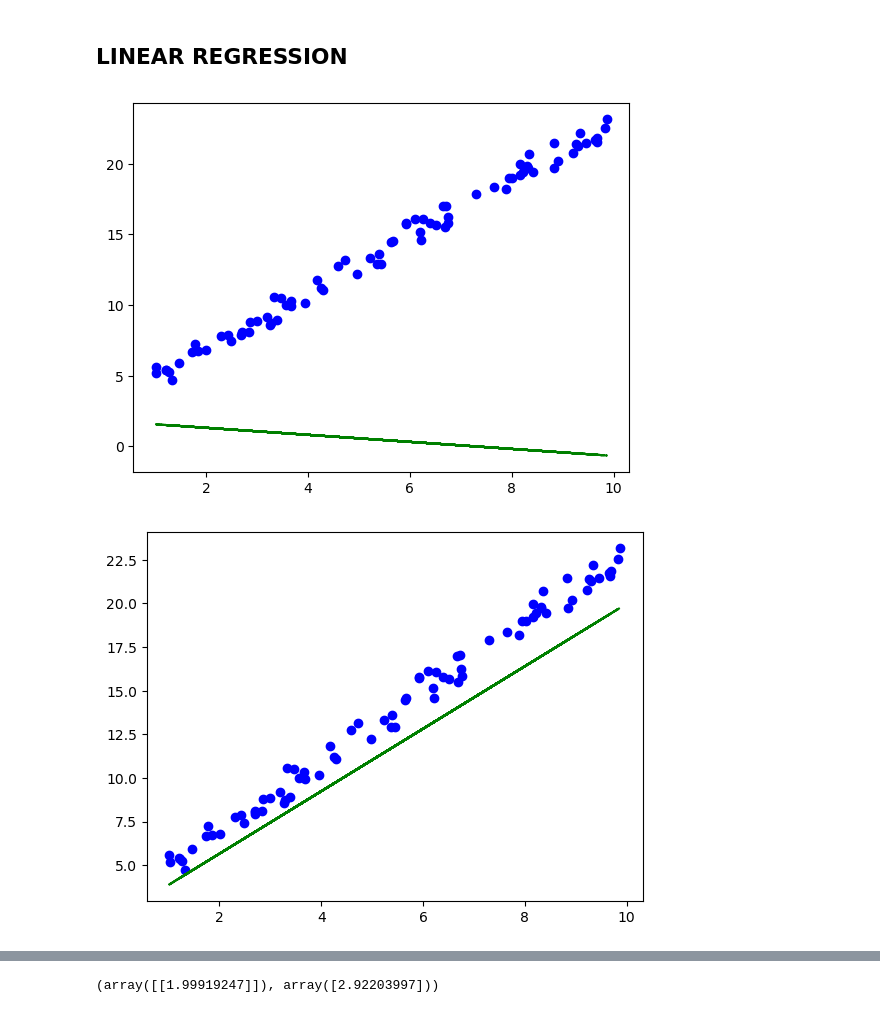
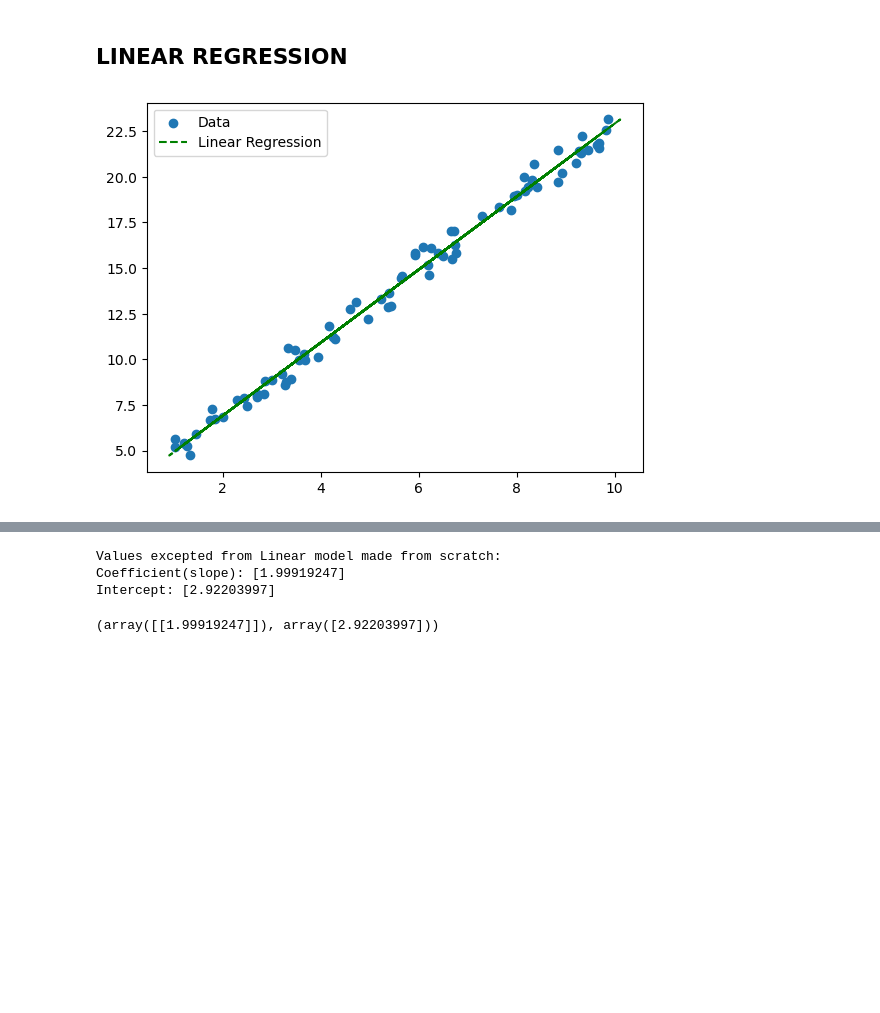
Before and after one commit to sg11421/Machine-Learning-with-Python, a Jupyter notebook: 230205_ArshJaswal/Assignment2/QuestionSolution1.ipynb, the cells around one changed output, grey strips where cells are left out. Saved outputs shown, nothing was run; the diff lists cells and outputs as text; code cells hidden in the pictures; blank space fills up the shorter version.

```diff
--- a/230205_ArshJaswal/Assignment2/QuestionSolution1.ipynb
+++ b/230205_ArshJaswal/Assignment2/QuestionSolution1.ipynb
@@ -23,19 +23,19 @@ plt.show()
 # %% [markdown]
 ## Loss function and cost function
 # %%
-def cost(y,yhat):
-#     loss= abs(x-xhat)**3
-    loss=np.abs(y-yhat)**3
-    cost = np.mean(loss)
+def cost(x,xhat):
+    loss= abs(x-xhat)**3
+    # loss=np.abs(y-yhat)**3
+    cost = loss.mean()
     return cost
 # %% [markdown]
 ## Hypothesis
 # %%
-def hypothesis(x,w,b):
-    return w*x + b
+# def hypothesis(x,w,b):
+#     return w*x + b
 
-# def hypothesis(y,w,b):
-#     return (y-b)/w
+def hypothesis(y,w,b):
+    return (y-b)/w
 # %% [markdown]
 ## Gradient Descent
 # %%
@@ -59,22 +59,26 @@ def gradient_descent(x,y,w,b,lrate,m):
 # %% [markdown]
 ## LINEAR REGRESSION
 # %%
-w = np.random.RandomState(2).randn(1)
-b = np.random.RandomState(3).randn(1)
+w = np.random.randn(1)
+b = np.random.randn(1)
 
-lrate = 0.00003
-num_epochs = 1000
+lrate = 0.0008
+num_epochs = 400000
 m=len(x)
 
 L=[]
 for i in range(num_epochs):
     w, b = gradient_descent(x,y,w,b,lrate, m)
-    yhat = hypothesis(x,w,b)
-    L.append(cost(y,yhat))
-    if (i%(num_epochs/10))==0:
-        plt.plot(x,y,'bo')
-        plt.plot(x,yhat,'g--')
-        plt.show()
+    xhat = hypothesis(y,w,b)
+    L.append(cost(x,xhat))
+    # if (i%(num_epochs/10))==0:
+    #     plt.plot(x,y,'bo')
+    #     plt.plot(xhat,y,'g--')
+    #     plt.show()
+
+plt.scatter(x,y,label='Data')
+plt.plot(xhat,y,'g--',label='Linear Regression')
+plt.legend()
+plt.show()
 # %% [output]
-[figure, old version]
+[figure, new version]
-[figure, removed]
@@ -89,3 +85,9 @@ for i in range(num_epochs):
+# %%
+print(f'Values excepted from Linear model made from scratch:\nCoefficient(slope): {w} \nIntercept: {b}')
+# %% [output]
+Values excepted from Linear model made from scratch:
+Coefficient(slope): [1.99919247]
+Intercept: [2.92203997]
 # %%
 from sklearn.linear_model import LinearRegression
 lr=LinearRegression()
```
Also changed, not shown: parts of 15 cells of this notebook.
